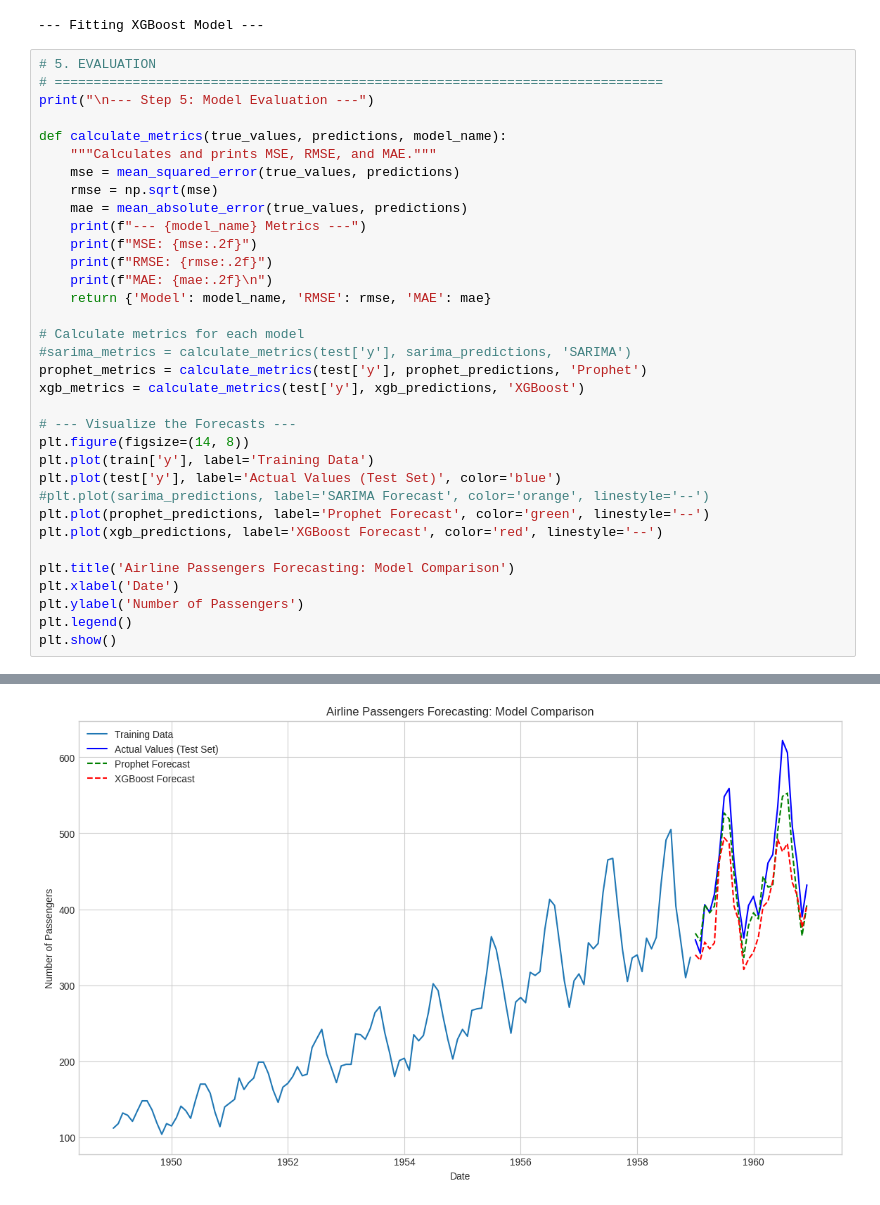
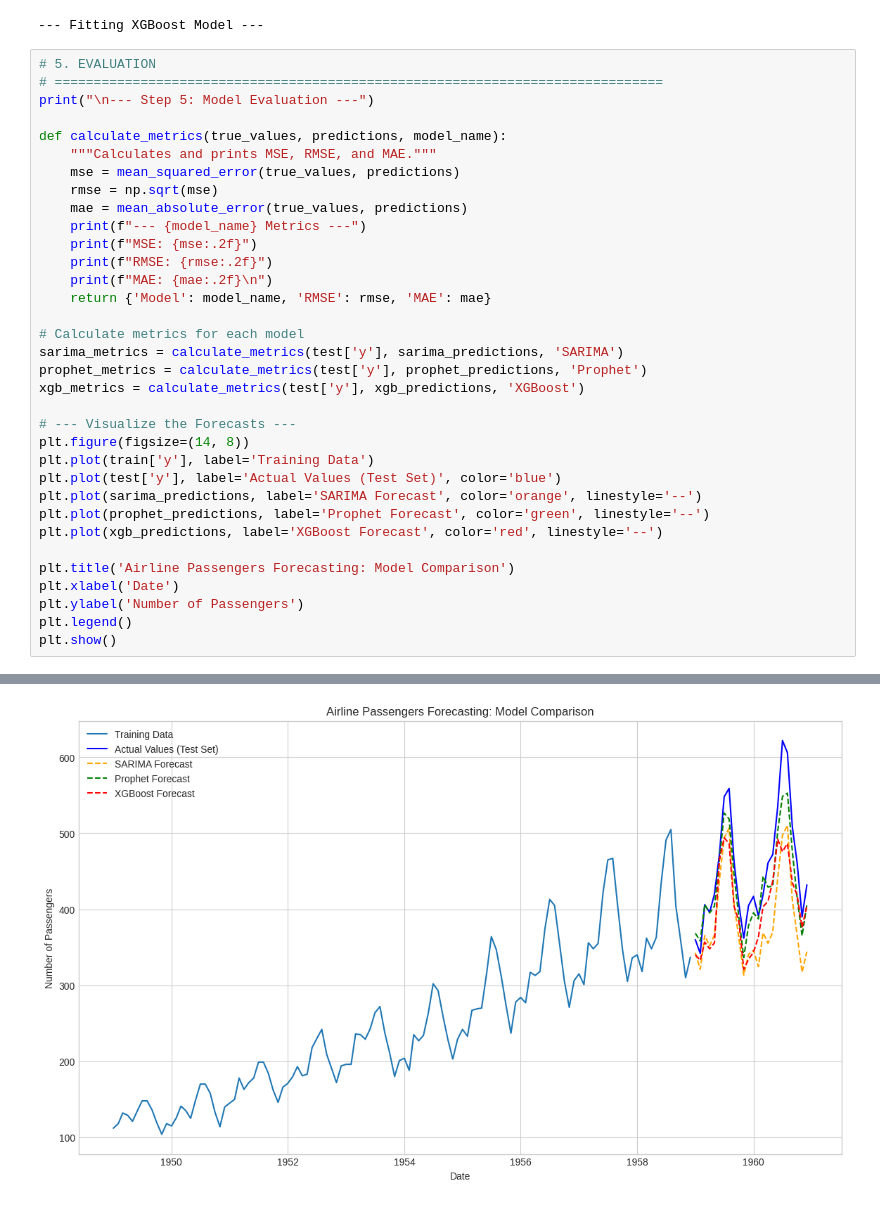
Before and after one commit to DaviErthal/projeto_series_temporais, a Jupyter notebook: Analise_passageiros/teste.ipynb, the cells around one changed output, grey strips where cells are left out. Drawn from its saved outputs; the diff is of its cells as text.

Commit message:
Adicionando o modelo SARIMAX à analise de passageiros

```diff
--- a/Analise_passageiros/teste.ipynb
+++ b/Analise_passageiros/teste.ipynb
@@ -277,7 +356,7 @@ def calculate_metrics(true_values, predictions, model_name):
     return {'Model': model_name, 'RMSE': rmse, 'MAE': mae}
 
 # Calculate metrics for each model
-#sarima_metrics = calculate_metrics(test['y'], sarima_predictions, 'SARIMA')
+sarima_metrics = calculate_metrics(test['y'], sarima_predictions, 'SARIMA')
 prophet_metrics = calculate_metrics(test['y'], prophet_predictions, 'Prophet')
 xgb_metrics = calculate_metrics(test['y'], xgb_predictions, 'XGBoost')
 
@@ -285,7 +364,7 @@ xgb_metrics = calculate_metrics(test['y'], xgb_predictions, 'XGBoost')
 plt.figure(figsize=(14, 8))
 plt.plot(train['y'], label='Training Data')
 plt.plot(test['y'], label='Actual Values (Test Set)', color='blue')
-#plt.plot(sarima_predictions, label='SARIMA Forecast', color='orange', linestyle='--')
+plt.plot(sarima_predictions, label='SARIMA Forecast', color='orange', linestyle='--')
 plt.plot(prophet_predictions, label='Prophet Forecast', color='green', linestyle='--')
 plt.plot(xgb_predictions, label='XGBoost Forecast', color='red', linestyle='--')
 
@@ -299,12 +383,12 @@ plt.show()
 --- Prophet Metrics ---
 MSE: 923.38
 RMSE: 30.39
 MAE: 25.33
 
 --- XGBoost Metrics ---
 MSE: 3497.09
 RMSE: 59.14
 MAE: 49.36
-[figure, old version]
+[figure, new version]
 # %%
 # --- Summary Table ---
```
Also changed, not shown: parts of 5 cells of this notebook, 1 other file.
